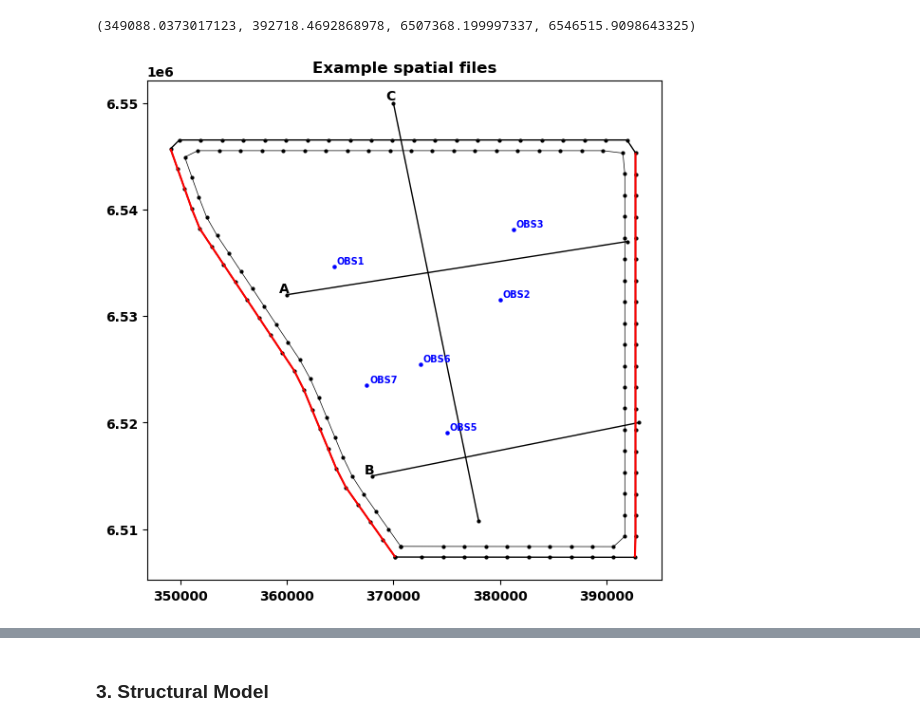
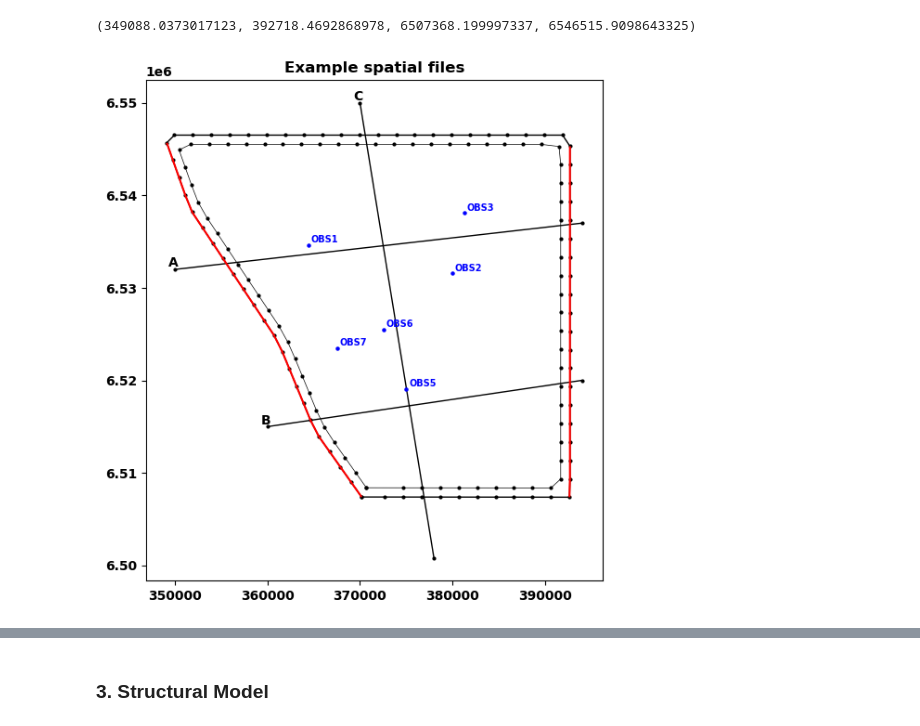
Before and after one commit to kerrybardot/loopflopy, a Jupyter notebook: examples/Example 2 - 3D/scripts/main_script.ipynb, the cells around one changed output, grey strips where cells are left out. Cells and saved outputs as stored; diff of their text form; code cells hidden in the pictures.

```diff
--- a/examples/Example 2 - 3D/scripts/main_script.ipynb
+++ b/examples/Example 2 - 3D/scripts/main_script.ipynb
@@ -72,26 +72,26 @@ spatial.x0, spatial.x1, spatial.y0, spatial.y1
 # %%
 process_spatial.obs_bores(spatial)
 process_spatial.geo_bores(spatial)
 process_spatial.pump_bores(spatial)
 process_spatial.head_boundary(spatial)
 process_spatial.faults(spatial)
 
 spatial.xsection_names = ['A', 'B', 'C']
 spatial.xsections = [
-                     [(360000, 6532000),(392000, 6537000)],
-                     [(368000, 6515000),(393000, 6520000)],
+                     [(350000, 6532000),(394000, 6537000)],
+                     [(360000, 6515000),(394000, 6520000)],
                      [(370000, 6550000),(378000, 6500800)]
                      ]
 
 process_spatial.plot_spatial(spatial,
                              obsbores = True,
                              pilotpoints = True,
                              pumpbores = False,
                              geobores = False,
                              xsections = True,
                              fault = False)
 # %% [output]
-[figure, old version]
+[figure, new version]
 # %%
 # Create a map
 m = spatial.obsbore_gdf.explore(location=[-31.4, 115.8], zoom_start=10, popup = 'id')
```
Also changed, not shown: parts of 16 cells of this notebook, 35 other files.
